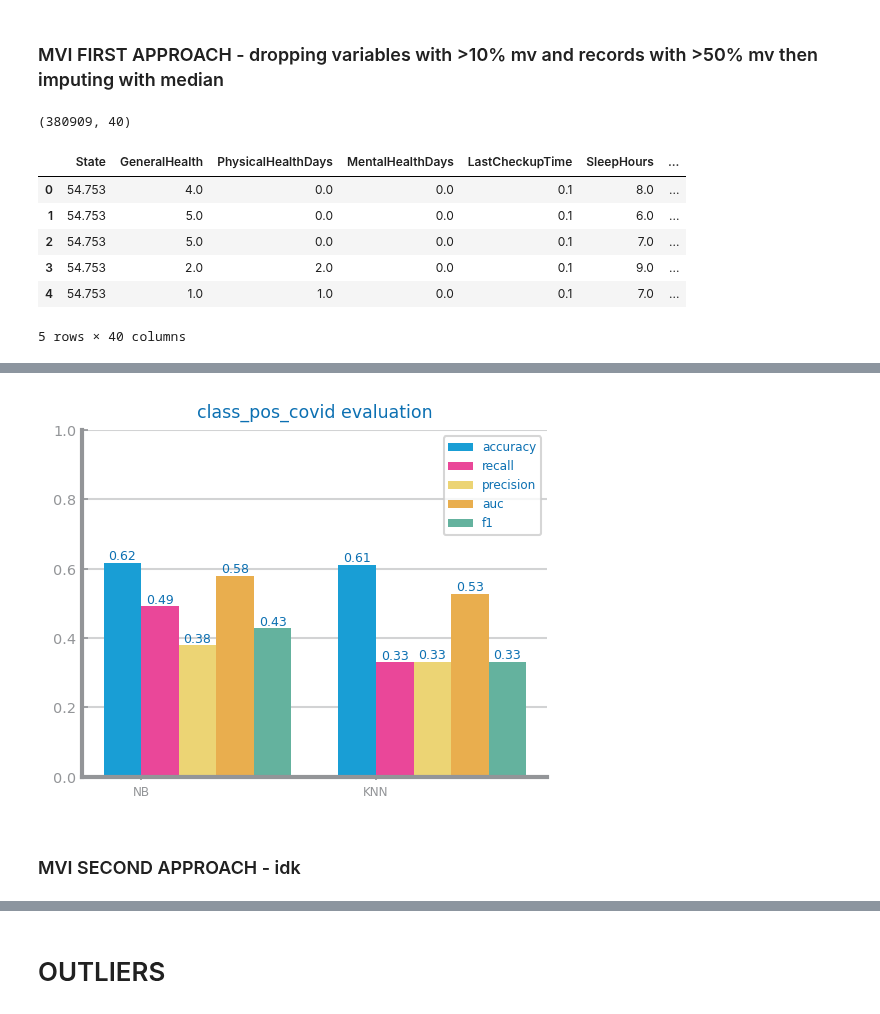
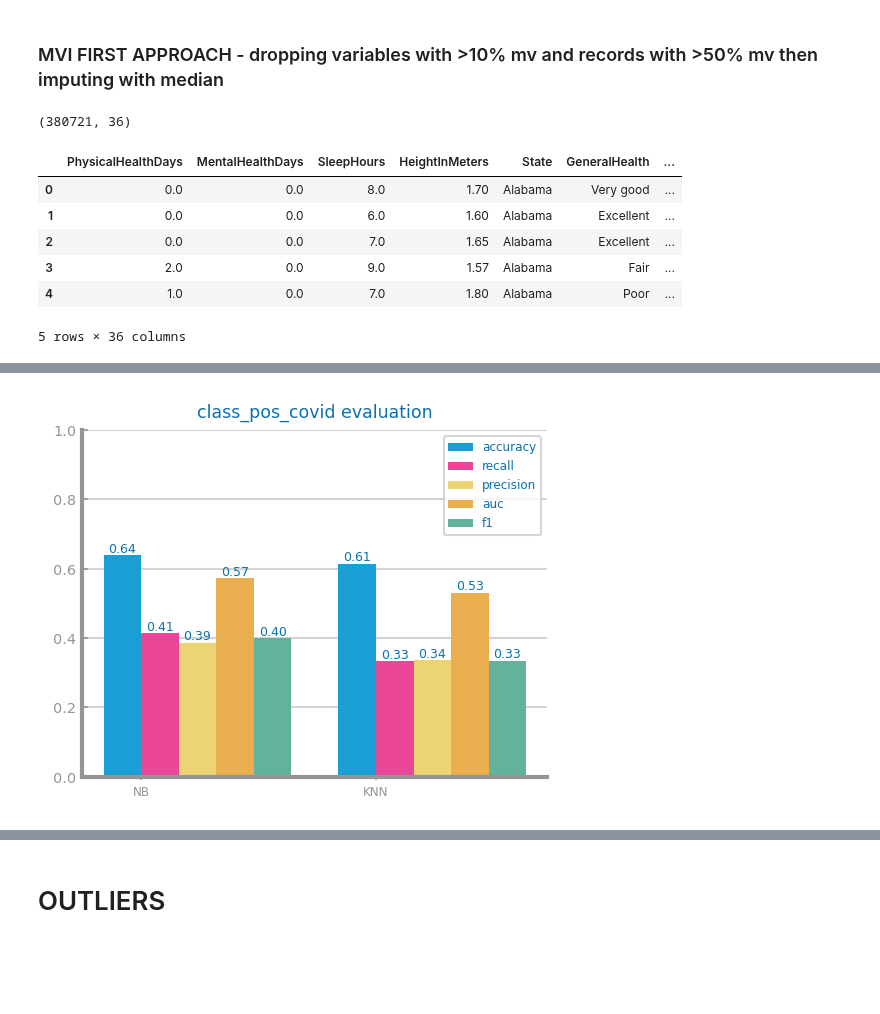
Before and after one commit to raquelfmcardoso/datascience-2023-2024-project, a Jupyter notebook: classification/covid_datapreparation.ipynb, the cells around one changed output, grey strips where cells are left out. Saved outputs shown, nothing was run; the diff lists cells and outputs as text; code cells hidden in the pictures; blank space fills up the shorter version.

Commit message:
covid data prep mvi

```diff
--- a/classification/covid_datapreparation.ipynb
+++ b/classification/covid_datapreparation.ipynb
@@ -270,20 +295,25 @@ Dataset nr records=380932 nr variables=40
 # %% [markdown]
 ### MVI FIRST APPROACH - dropping variables with >10% mv and records with >50% mv then imputing with median
 # %%
-df: DataFrame = mvi_by_dropping(df, min_pct_per_variable=0.9, min_pct_per_record=0.5)
+df: DataFrame = mvi_by_dropping(data, min_pct_per_variable=0.95, min_pct_per_record=0.7)
 print(df.shape)
 
 df: DataFrame = mvi_by_filling(df, strategy="frequent")
 df.head()
 # %% [output]
-(380909, 40)
+(380721, 36)
-|  | State | GeneralHealth | PhysicalHealthDays | MentalHealthDays | LastCheckupTime | SleepHours | ... |
-| 0 | 54.753 | 4.0 | 0.0 | 0.0 | 0.1 | 8.0 | ... |
-| 1 | 54.753 | 5.0 | 0.0 | 0.0 | 0.1 | 6.0 | ... |
-| 2 | 54.753 | 5.0 | 0.0 | 0.0 | 0.1 | 7.0 | ... |
-| 3 | 54.753 | 2.0 | 2.0 | 0.0 | 0.1 | 9.0 | ... |
-| 4 | 54.753 | 1.0 | 1.0 | 0.0 | 0.1 | 7.0 | ... |
+|  | PhysicalHealthDays | MentalHealthDays | SleepHours | HeightInMeters | State | GeneralHealth | ... |
+| 0 | 0.0 | 0.0 | 8.0 | 1.70 | Alabama | Very good | ... |
+| 1 | 0.0 | 0.0 | 6.0 | 1.60 | Alabama | Excellent | ... |
+| 2 | 0.0 | 0.0 | 7.0 | 1.65 | Alabama | Excellent | ... |
+| 3 | 2.0 | 0.0 | 9.0 | 1.57 | Alabama | Fair | ... |
+| 4 | 1.0 | 0.0 | 7.0 | 1.80 | Alabama | Poor | ... |
-5 rows × 40 columns
+5 rows × 36 columns
+# %%
+# apply encoding
+df: DataFrame = df.replace(encoding, inplace=False)
+apply_encoding(df)
+#df
 # %%
 target = 'CovidPos'
 X, y = df.loc[:, df.columns != 'CovidPos'], df['CovidPos']
@@ -298,6 +328,8 @@ eval: dict[str, list] = evaluate_approach(train, test, target=target, metric="re
 plot_multibar_chart(
     ["NB", "KNN"], eval, title=f"{file_tag} evaluation", percentage=True
 )
-savefig(f"images/{file_tag}_eval.png")
+savefig(f"images/{file_tag}/data_preparation/missing_values/eval_approach1.png")
 show()
+
+df.to_csv(f"data/{file_tag}/data_preparation/missing_values/eval_approach1.csv", index=True)
 # %% [output]
@@ -304,3 +338 @@ show()
-[figure, old version]
+[figure, new version]
-# %% [markdown]
-### MVI SECOND APPROACH - idk
```
Also changed, not shown: parts of 14 cells of this notebook, 1 other file.
